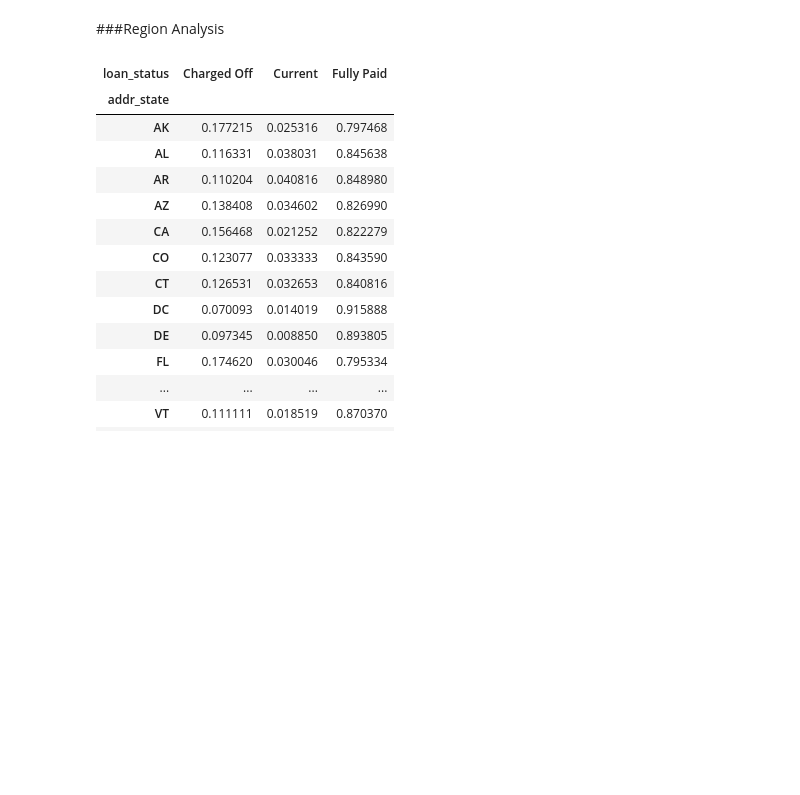
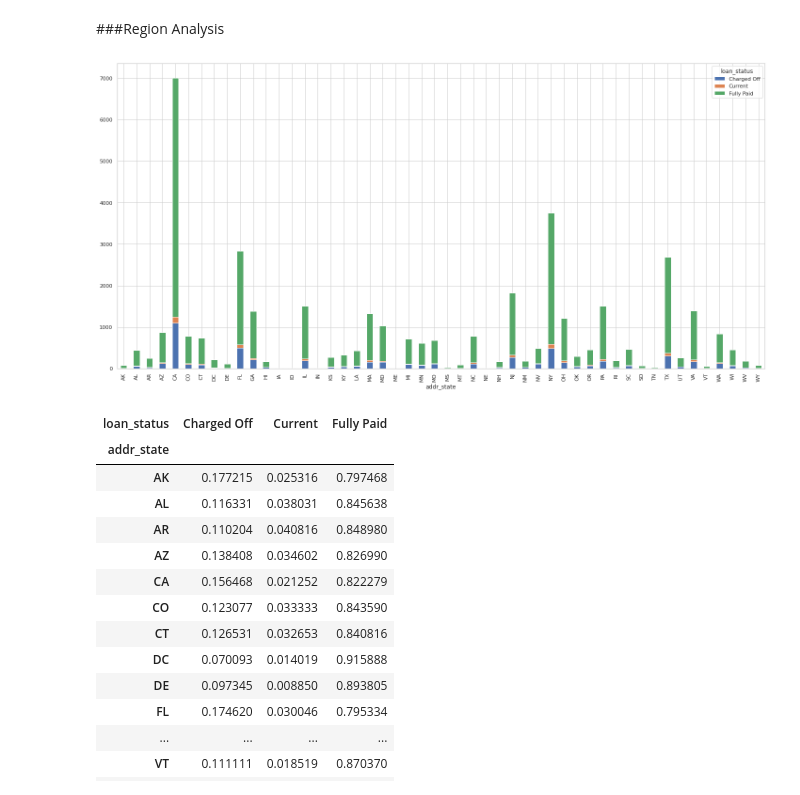
Before and after one commit to karthikmnkrishna/Loan-default-prediction, a Jupyter notebook: Loan_Case_study.ipynb, the cells around one changed output. Cells and saved outputs as stored; diff of their text form; code cells hidden in the pictures; blank space fills up the shorter version.

```diff
--- a/Loan_Case_study.ipynb
+++ b/Loan_Case_study.ipynb
@@ -505,6 +534,10 @@ pd.crosstab([df.purpose],df.loan_status,values=df.loan_amnt,aggfunc='count',
 | wedding | 0.094522 | 0.021482 | 0.883996 |
 # %% [markdown]
 ###Region Analysis
+# %%
+bar_plot('addr_state', 'loan_status' , axistoggle= 'on',tabletoggle= False,sizerow= 20)
+# %% [output]
+[figure, added]
 # %%
 pd.crosstab([df.addr_state],df.loan_status,values=df.loan_amnt,aggfunc='count' ,normalize= 'index')
 # %% [output]
```
Also changed, not shown: parts of 19 cells of this notebook.
